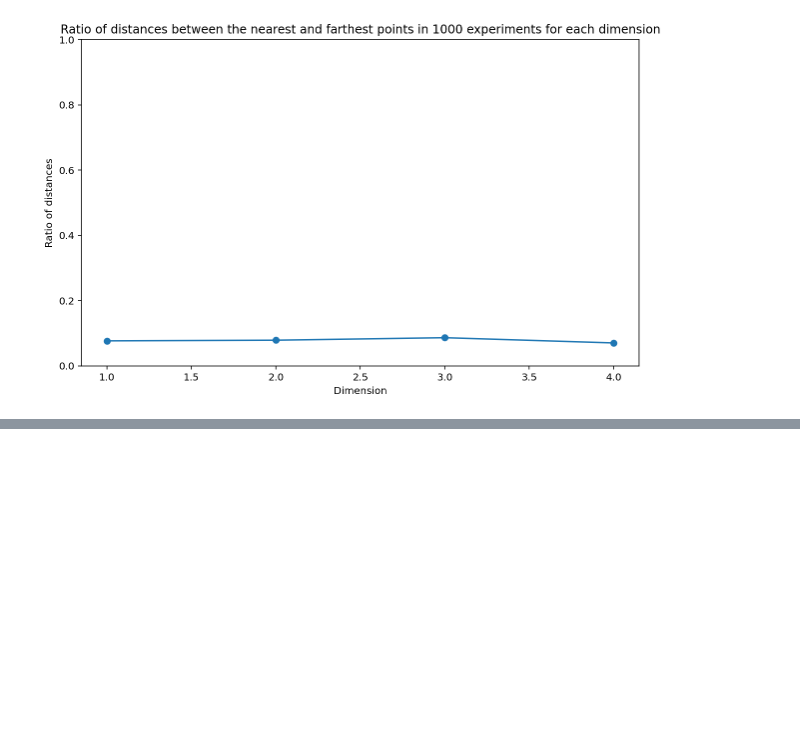
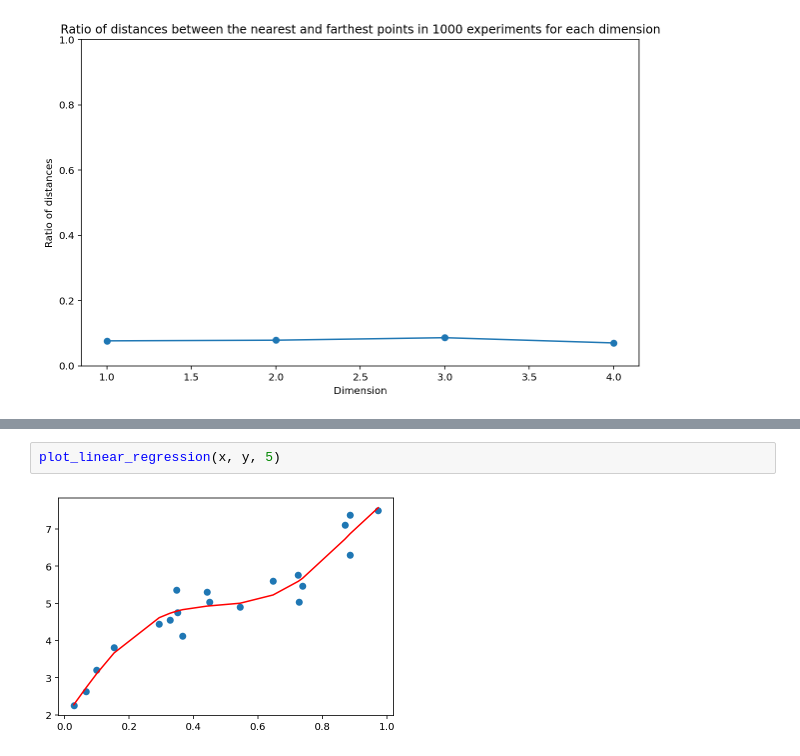
Before and after one commit to nipunbatra/ml2023, a Jupyter notebook: notebooks/posts/curse-dimensionality.ipynb, the cells around one changed output, grey strips where cells are left out. Drawn from its saved outputs; the diff is of its cells as text; blank space fills up the shorter version.

```diff
--- a/notebooks/posts/curse-dimensionality.ipynb
+++ b/notebooks/posts/curse-dimensionality.ipynb
@@ -165,0 +202,4 @@ plt.ylim(0, 1)
+# %%
+plot_linear_regression(x, y, 5)
+# %% [output]
+[figure, added]
```
Also changed, not shown: parts of 7 cells of this notebook.
